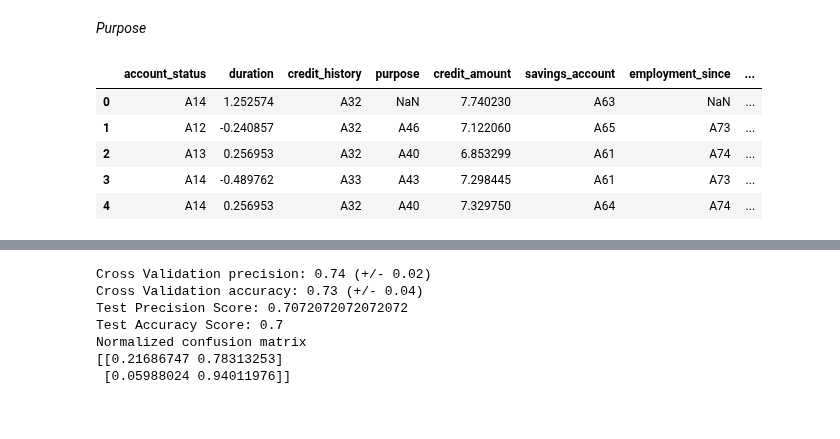
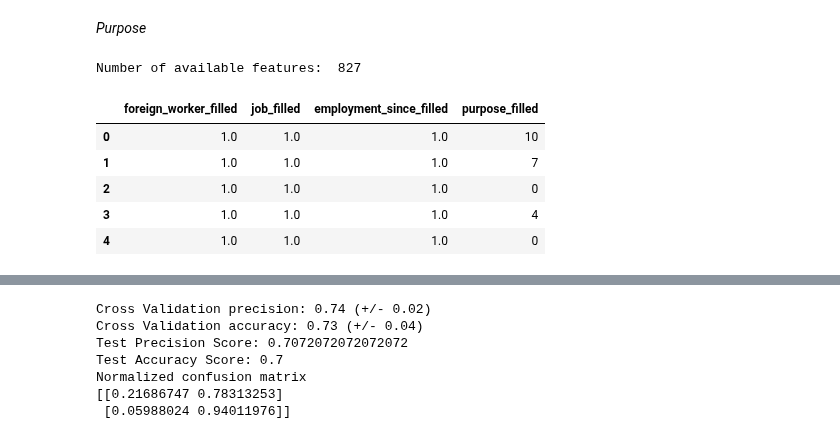
Before and after one commit to alyonavyshnevska/intelligent_data_analysis, a Jupyter notebook: Final_Project/FinalProject.ipynb, the cells around one changed output, grey strips where cells are left out. Saved outputs shown, nothing was run; the diff lists cells and outputs as text; code cells hidden in the pictures.

```diff
--- a/Final_Project/FinalProject.ipynb
+++ b/Final_Project/FinalProject.ipynb
@@ -504,9 +504,6 @@ def train_predict(clf, X_train, y_train, X_test, y_test=None):
     # Predict labes
     y_pred = predict(clf, X_test)
 
-    if y_test:
-        evaluate_test(y_test, y_pred)
-
     return y_pred
 # %% [markdown]
 ### Random Forest
@@ -1037,29 +1019,6 @@ A72 : ... < 1 year
 A73 : 1 <= ... < 4 years
 A74 : 4 <= ... < 7 years
 A75 : .. >= 7 years
-# %%
-def replace_features(df, col_name, replace_to):
-    qualitative_empl_since = list(df[col_name].unique())
-    qualitative_empl_since.remove(np.nan)
-    qualitative_empl_since = sorted(qualitative_empl_since)
-
-    # change to "emplayed for more than"
-    numeric_empl_since = replace_to
-    df_empl_since_numerical = df.replace(qualitative_empl_since, numeric_empl_since)
-    df_empl_since_numerical.head()
-    return df_empl_since_numerical
-
-def compare_replaced_features(df, col_name, exchange_dict,
-                         classifiers, classifier_names, df_with_onehot):
-
-
-    for k,v in exchange_dict.items():
-        print('\n\n', k)
-        df_empl_since_numerical = replace_features(df, col_name, v)
-        compare_classifiers(classifiers, classifier_names, [col_name], df_empl_since_numerical,
-                        df_with_onehot)
-
-    return
 # %%
 empl_since_replace_to = {
         'Employed at least n years' : [0, 1, 1, 4, 7],
@@ -1095,7 +1054,11 @@ Cross Validation accuracy: 0.77 (+/- 0.02)
 Cross Validation f1_micro: 0.70 (+/- 0.13)
 # %%
 df_empl_since = replace_features(df, 'employment_since', [0, 0, 1, 1, 1])
-col_empl_since = create_predicted_column(
-    RidgeClassifier(), df_empl_since, df_with_onehot, 'employment_since')
+col_empl_since = predict_column(
+    RidgeClassifier(), df_empl_since, df_X_onehot, 'employment_since')
 filled_cols['employment_since_filled'] = col_empl_since
 missing_columns.remove('employment_since')
+
+
+df_X_onehot = (pd.concat([df_X_onehot, col_empl_since], axis=1))
+df_X_enc = (pd.concat([df_X_enc, col_empl_since], axis=1))
@@ -1126,11 +1101,20 @@ Test Accuracy Score: 0.676
 # %% [markdown]
 *Purpose*
+# %%
+#The are many features available.
+print('Number of available features: ', df['purpose'].count())
+
+col_purpose = df['purpose'].fillna('missing')
+col_purpose = encode_target_var(col_purpose, method = 'categorical')
+filled_cols['purpose_filled'] = col_purpose
+# %% [output]
+Number of available features:  827
 # %%
-df.head()
+filled_cols.head()
 # %% [output]
-|  | account_status | duration | credit_history | purpose | credit_amount | savings_account | employment_since | ... |
-| 0 | A14 | 1.252574 | A32 | NaN | 7.740230 | A63 | NaN | ... |
-| 1 | A12 | -0.240857 | A32 | A46 | 7.122060 | A65 | A73 | ... |
-| 2 | A13 | 0.256953 | A32 | A40 | 6.853299 | A61 | A74 | ... |
-| 3 | A14 | -0.489762 | A33 | A43 | 7.298445 | A61 | A73 | ... |
-| 4 | A14 | 0.256953 | A32 | A40 | 7.329750 | A64 | A74 | ... |
+|  | foreign_worker_filled | job_filled | employment_since_filled | purpose_filled |
+| 0 | 1.0 | 1.0 | 1.0 | 10 |
+| 1 | 1.0 | 1.0 | 1.0 | 7 |
+| 2 | 1.0 | 1.0 | 1.0 | 0 |
+| 3 | 1.0 | 1.0 | 1.0 | 4 |
+| 4 | 1.0 | 1.0 | 1.0 | 0 |
```
Also changed, not shown: parts of 45 cells of this notebook.
